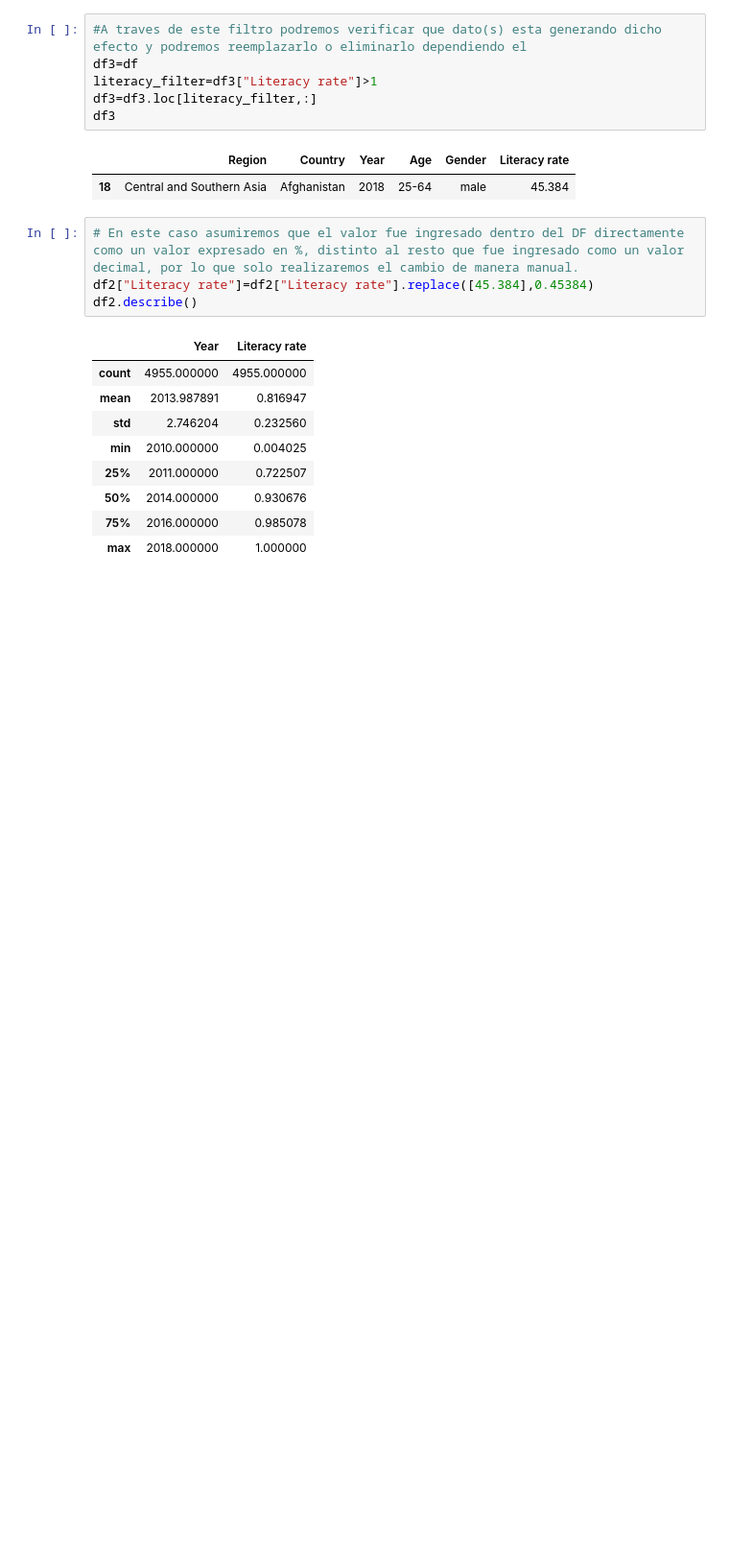
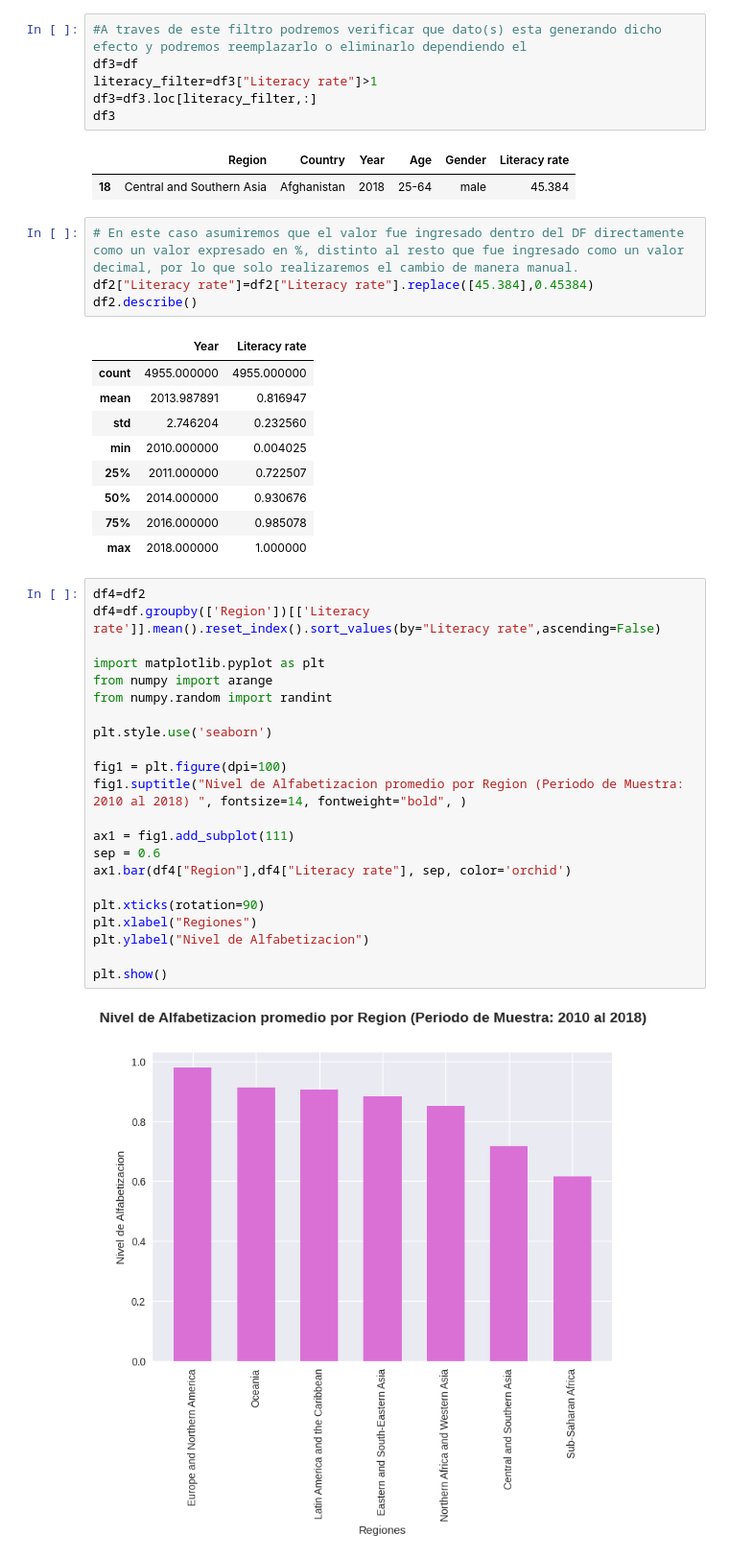
Before and after one commit to Paolo20224/Prueba, a Jupyter notebook: Simulacion_Examen.ipynb, the cells around one changed output. Shown at 96% size. Saved outputs shown, nothing was run; the diff lists cells and outputs as text; blank space fills up the shorter version.

```diff
--- a/Simulacion_Examen.ipynb
+++ b/Simulacion_Examen.ipynb
@@ -116,3 +118,27 @@ df2.describe()
 | 50% | 2014.000000 | 0.930676 |
 | 75% | 2016.000000 | 0.985078 |
 | max | 2018.000000 | 1.000000 |
+# %%
+df4=df2
+df4=df.groupby(['Region'])[['Literacy rate']].mean().reset_index().sort_values(by="Literacy rate",ascending=False)
+
+import matplotlib.pyplot as plt
+from numpy import arange
+from numpy.random import randint
+
+plt.style.use('seaborn')
+
+fig1 = plt.figure(dpi=100)
+fig1.suptitle("Nivel de Alfabetizacion promedio por Region (Periodo de Muestra: 2010 al 2018) ", fontsize=14, fontweight="bold", )
+
+ax1 = fig1.add_subplot(111)
+sep = 0.6
+ax1.bar(df4["Region"],df4["Literacy rate"], sep, color='orchid')
+
+plt.xticks(rotation=90)
+plt.xlabel("Regiones")
+plt.ylabel("Nivel de Alfabetizacion")
+
+plt.show()
+# %% [output]
+[figure, added]
```
Also changed, not shown: parts of 5 cells of this notebook.
